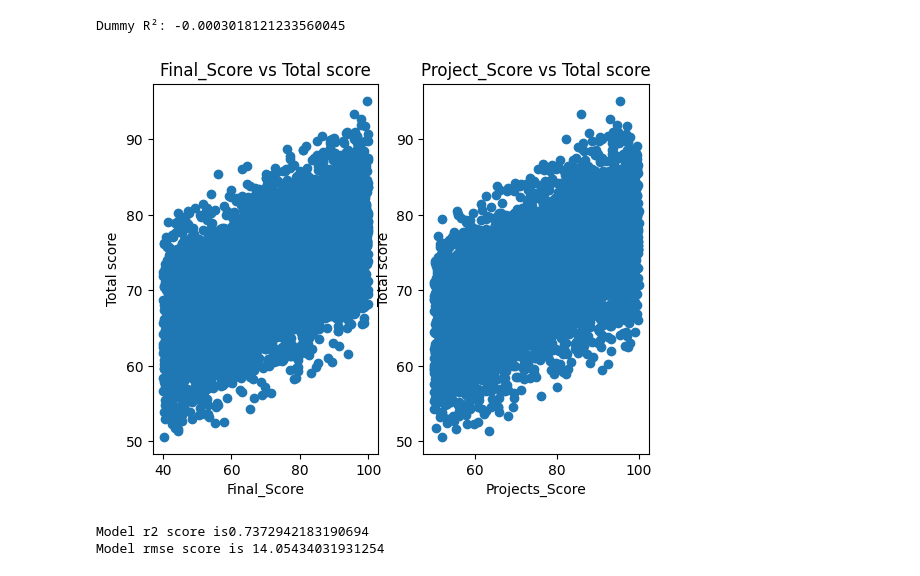
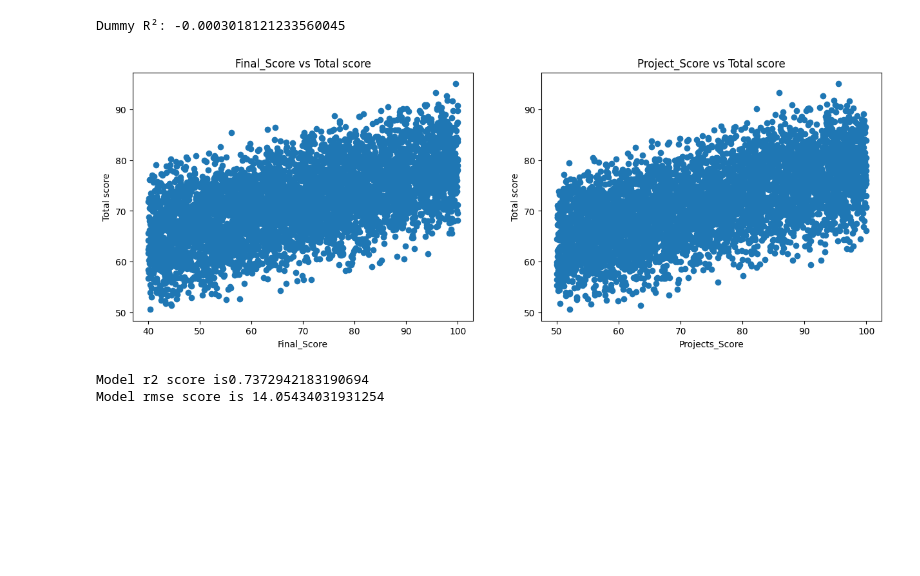
Before and after one commit to Data-analyst-Jay/Implementing-regression-machine-learning-model-for-predicting-total-scores-of-students, a Jupyter notebook: main2.ipynb, the cells around one changed output. Saved outputs shown, nothing was run; the diff lists cells and outputs as text; code cells hidden in the pictures; blank space fills up the shorter version.

Commit message:
Changed the sizes and layouts of the second scatter plots

```diff
--- a/main2.ipynb
+++ b/main2.ipynb
@@ -124,19 +121,23 @@ print("Dummy R²:", r2_score(y_test, dummy.predict(X_test)))
 # %% [output]
 Dummy R²: -0.0003018121233560045
 # %%
+plt.figure(figsize=(15, 5))
 plt.subplot(1,2,1)
 plt.scatter(data['Final_Score'], data['Total_Score'])
 plt.title('Final_Score vs Total score')
 plt.xlabel('Final_Score')
 plt.ylabel('Total score')
+
 plt.subplot(1,2,2)
 plt.scatter(data['Projects_Score'], data['Total_Score'])
 plt.title('Project_Score vs Total score')
 plt.xlabel('Projects_Score')
 plt.ylabel('Total score')
+
+plt.subplots_adjust(wspace=0.2)
 plt.show()
 # %% [output]
-[figure, old version]
+[figure, new version]
 # %%
 from sklearn.linear_model import LinearRegression
 
```
Also changed, not shown: parts of 1 cell of this notebook.
